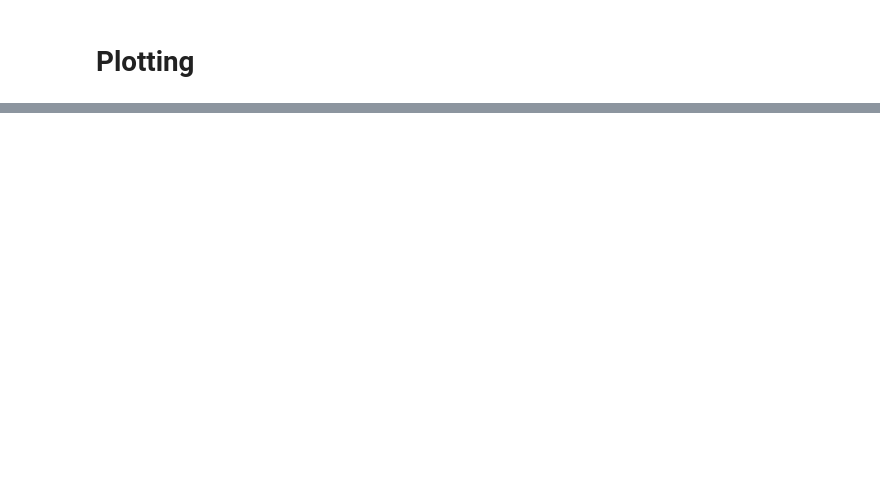
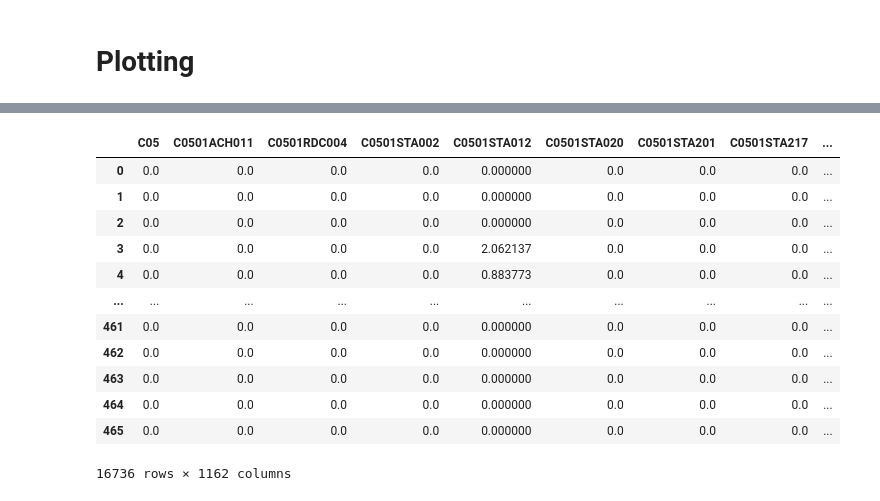
Before and after one commit to ch4413/scs, a Jupyter notebook: notebooks/Basic Model Jamie.ipynb, the cells around one changed output, grey strips where cells are left out. Cells and saved outputs as stored; diff of their text form; code cells hidden in the pictures; blank space fills up the shorter version.

```diff
--- a/notebooks/Basic Model Jamie.ipynb
+++ b/notebooks/Basic Model Jamie.ipynb
@@ -34,4 +34,5 @@ Running: Function "pre_process_av" (id=2286220245888) was called 1 times
 # %%
 fa,unmapped, end_time = feat.preprocess_faults(scs_raw)
-fa= fa[fa['timestamp']<(fa['timestamp'].max()-pd.to_timedelta(7, unit='D'))]
+
+#fa= fa[fa['timestamp']<(fa['timestamp'].max()-pd.to_timedelta(7, unit='D'))]
 # %% [output]
@@ -65,7 +66,7 @@ A value is trying to be set on a copy of a slice from a DataFrame
 See the caveats in the documentation: https://pandas.pydata.org/pandas-docs/stable/user_guide/indexing.html#returning-a-view-versus-a-copy
   fa_floor['Duration'][i] =3600
 # %%
-df,fa_PTT = feat.create_PTT_df(fa_floor,at,av)
+df,fa_PTT = feat.create_PTT_df(fa_floor,at,av,weights = [0.7,0.3],duration_thres=0)
 
 df = feat.log_totes(df)
 # %% [output]
@@ -227,0 +155,16 @@ pd.DataFrame(fa['PLC'].unique()).to_excel('SCSPLC.xlsx')
+# %%
+df.drop(['Availability','Blue Tote Loss','Grey Tote Loss','timestamp'],axis=1)
+# %% [output]
+|  | C05 | C0501ACH011 | C0501RDC004 | C0501STA002 | C0501STA012 | C0501STA020 | C0501STA201 | C0501STA217 | ... |
+| 0 | 0.0 | 0.0 | 0.0 | 0.0 | 0.000000 | 0.0 | 0.0 | 0.0 | ... |
+| 1 | 0.0 | 0.0 | 0.0 | 0.0 | 0.000000 | 0.0 | 0.0 | 0.0 | ... |
+| 2 | 0.0 | 0.0 | 0.0 | 0.0 | 0.000000 | 0.0 | 0.0 | 0.0 | ... |
+| 3 | 0.0 | 0.0 | 0.0 | 0.0 | 2.062137 | 0.0 | 0.0 | 0.0 | ... |
+| 4 | 0.0 | 0.0 | 0.0 | 0.0 | 0.883773 | 0.0 | 0.0 | 0.0 | ... |
+| ... | ... | ... | ... | ... | ... | ... | ... | ... | ... |
+| 461 | 0.0 | 0.0 | 0.0 | 0.0 | 0.000000 | 0.0 | 0.0 | 0.0 | ... |
+| 462 | 0.0 | 0.0 | 0.0 | 0.0 | 0.000000 | 0.0 | 0.0 | 0.0 | ... |
+| 463 | 0.0 | 0.0 | 0.0 | 0.0 | 0.000000 | 0.0 | 0.0 | 0.0 | ... |
+| 464 | 0.0 | 0.0 | 0.0 | 0.0 | 0.000000 | 0.0 | 0.0 | 0.0 | ... |
+| 465 | 0.0 | 0.0 | 0.0 | 0.0 | 0.000000 | 0.0 | 0.0 | 0.0 | ... |
+16736 rows × 1162 columns
```
Also changed, not shown: parts of 22 cells of this notebook, 5 other files.
